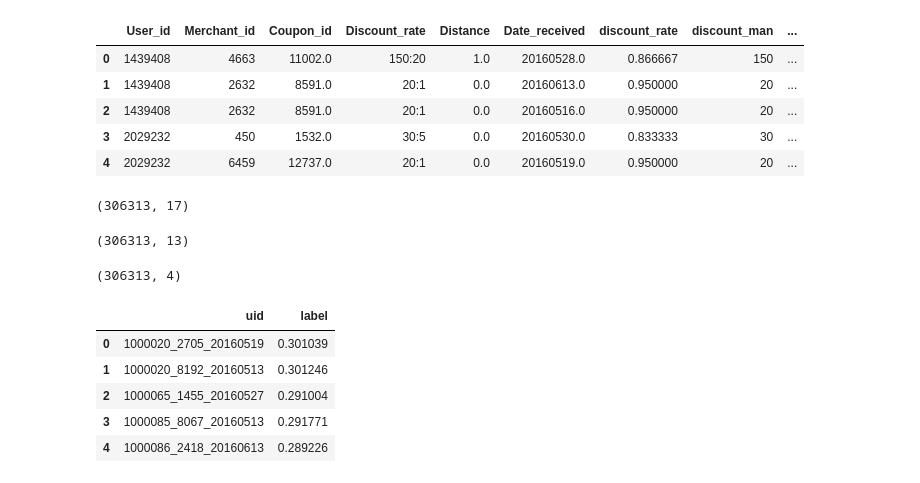
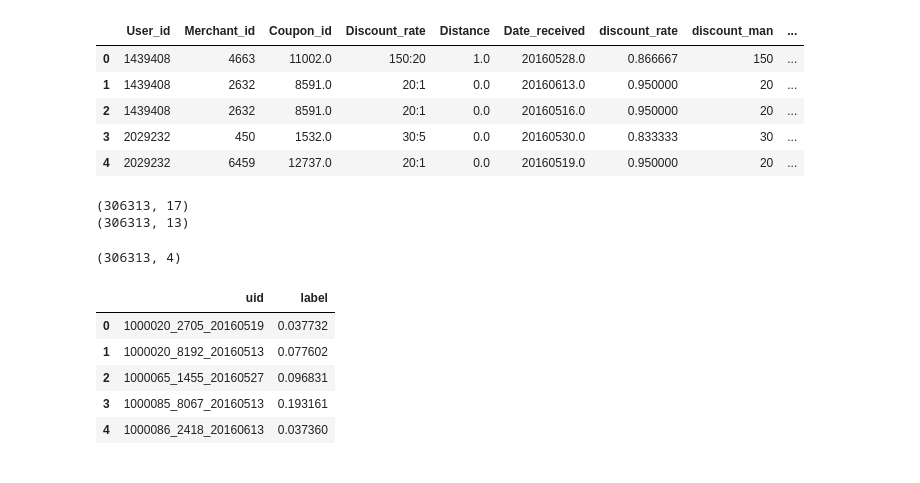
Before and after one commit to HRTseng/100Day-ML-Marathon, a Jupyter notebook: DAY_50~53_HW01.ipynb, the cells around one changed output. Drawn from its saved outputs; the diff is of its cells as text; code cells hidden in the pictures.

```diff
--- a/DAY_50~53_HW01.ipynb
+++ b/DAY_50~53_HW01.ipynb
@@ -408,0 +404,11 @@ Fitting 3 folds for each of 9 candidates, totalling 27 fits
+# %%
+#model = check_model(train, predictors)
+model = SGDClassifier(
+        loss='log',
+        penalty='elasticnet',
+        fit_intercept=True,
+        max_iter=120,
+        shuffle=True,
+        n_jobs=1,
+        class_weight=None)
+model.fit(train[predictors],train['label'].values.ravel())
@@ -461,7 +461,7 @@ from xgboost import  XGBClassifier
 xgb =XGBClassifier(base_score=0.5, booster='gbtree', colsample_bylevel=1,
        colsample_bynode=1, colsample_bytree=1, gamma=0, learning_rate=0.1,
        max_delta_step=0, max_depth=3, min_child_weight=1, missing=None,
-       n_estimators=5, n_jobs=1, nthread=None, objective='binary:logistic',
+       n_estimators=700, n_jobs=1, nthread=None, objective='binary:logistic',
        random_state=0, reg_alpha=0, reg_lambda=1, scale_pos_weight=1,
        seed=None, silent=None, subsample=1, verbosity=1)
 xgb.fit(train[predictors],train['label'].values.ravel())
@@ -513,11 +514,11 @@ xgb_test_predicted = xgb.predict_proba(testset[predictors])
 rf_test_predicted = rf.predict_proba(testset[predictors])
 #stacking_test_predicted = stacking.predict_proba(testset[predictors])
 test1 = testset.copy()
-test1['pred_prob'] = xgb_test_predicted[:, 1]*0.85 + y_test_pred[:, 1]*0.15
+test1['pred_prob'] = xgb_test_predicted[:, 1]*0.9 + y_test_pred[:, 1]*0.06 +rf_test_predicted[:, 1]*0.04
 print(test1.shape)
 # %% [output]
 (306313, 17)
+(306313, 13)
-(306313, 13)
 # %%
 output = pd.concat((targetset[["User_id", "Coupon_id", "Date_received"]], test1["pred_prob"]), axis=1)
 print(output.shape)
@@ -532,14 +533,14 @@ output.reset_index(drop=True, inplace=True)
 # %%
 ### NOTE: YOUR SUBMITION FILE SHOULD HAVE COLUMN NAME: uid, label
 out = output.groupby("uid", as_index=False).mean()
 out = out[["uid", "pred_prob"]]
 out.columns = ["uid", "label"]
-out.to_csv("baseline_example0613-17.csv", header=["uid", "label"], index=False) # submission format
+out.to_csv("baseline_example0616-9.csv", header=["uid", "label"], index=False) # submission format
 out.head()
 # %% [output]
 |  | uid | label |
-| 0 | 1000020_2705_20160519 | 0.301039 |
-| 1 | 1000020_8192_20160513 | 0.301246 |
-| 2 | 1000065_1455_20160527 | 0.291004 |
-| 3 | 1000085_8067_20160513 | 0.291771 |
-| 4 | 1000086_2418_20160613 | 0.289226 |
+| 0 | 1000020_2705_20160519 | 0.037732 |
+| 1 | 1000020_8192_20160513 | 0.077602 |
+| 2 | 1000065_1455_20160527 | 0.096831 |
+| 3 | 1000085_8067_20160513 | 0.193161 |
+| 4 | 1000086_2418_20160613 | 0.037360 |
```
Also changed, not shown: parts of 13 cells of this notebook.
